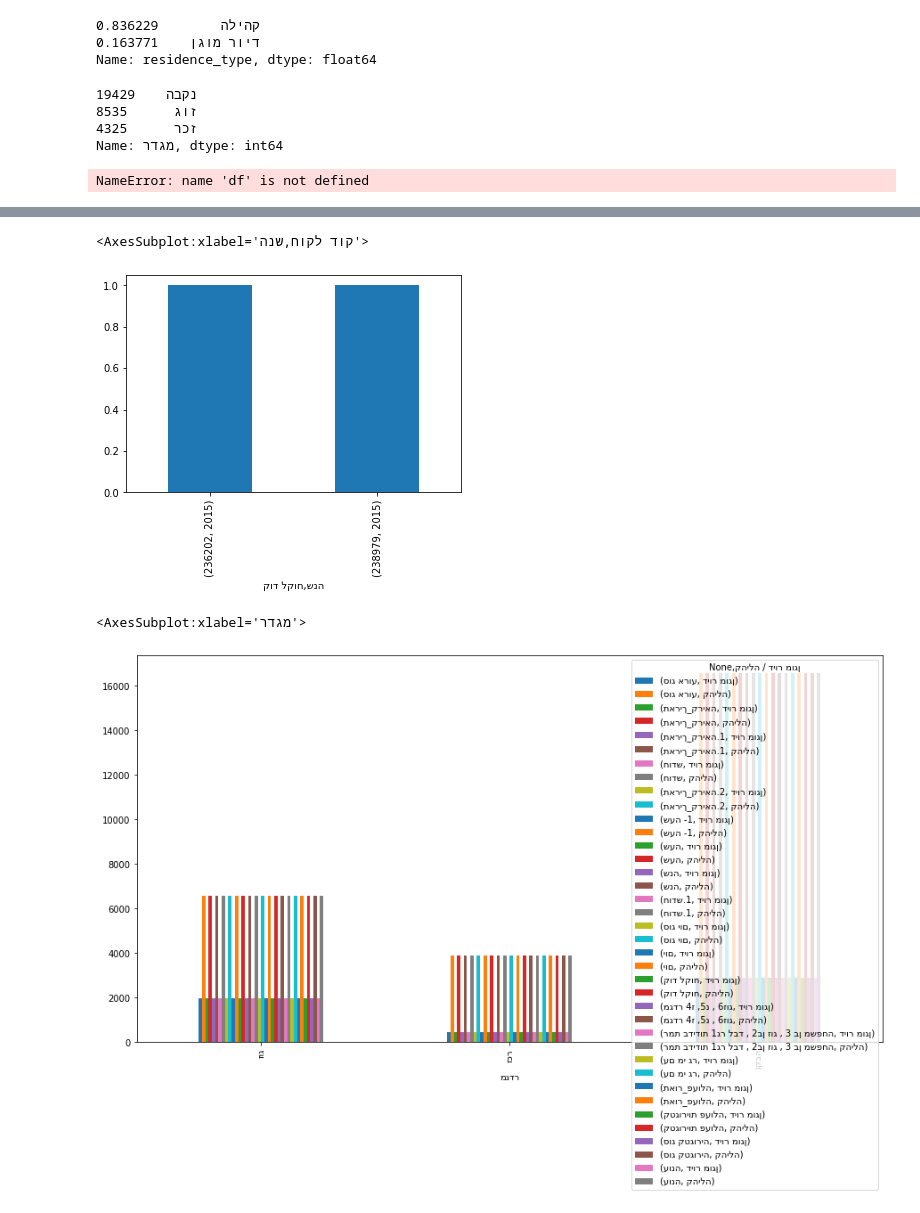
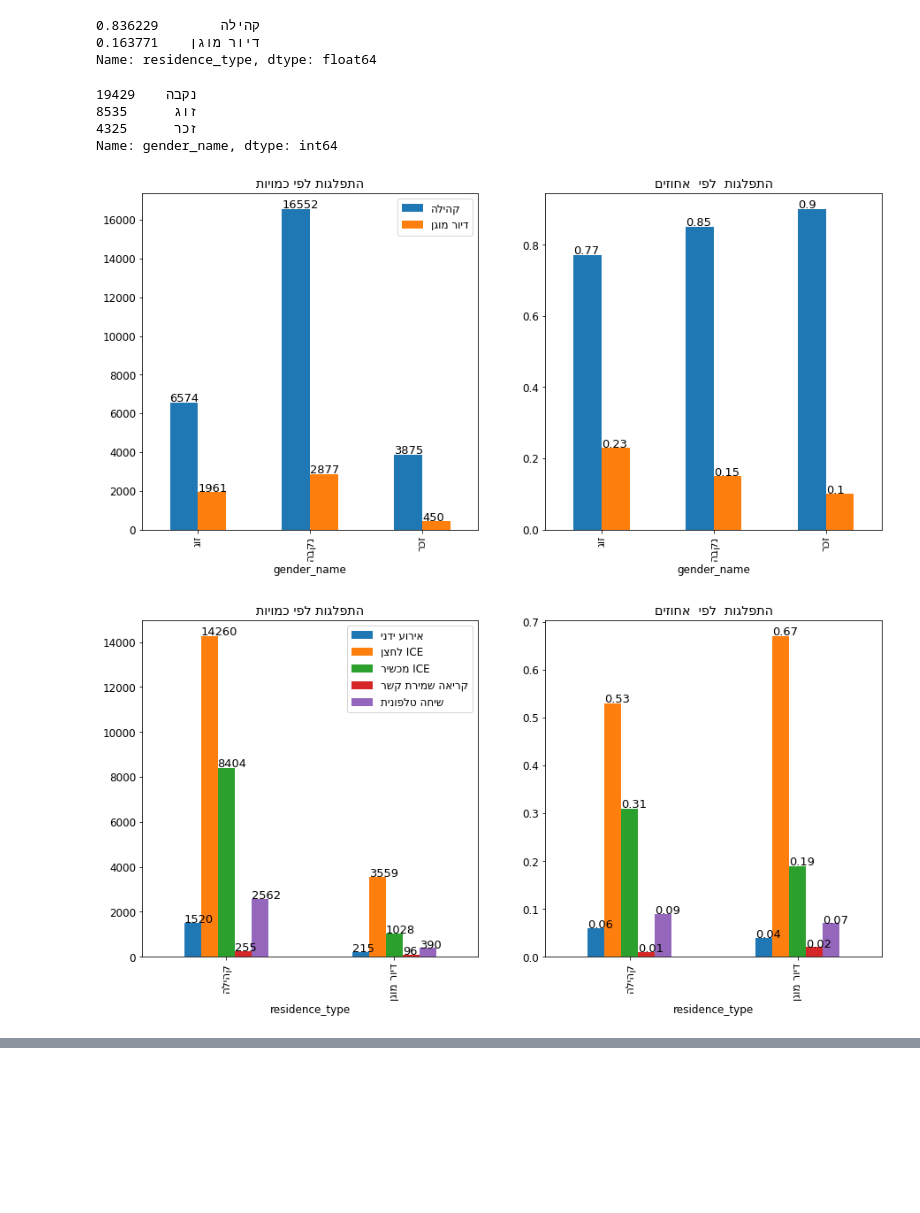
Before and after one commit to yarontal94/final_project, a Jupyter notebook: Untitled.ipynb, the cells around one changed output, grey strips where cells are left out. Drawn from its saved outputs; the diff is of its cells as text; code cells hidden in the pictures; blank space fills up the shorter version.

```diff
--- a/Untitled.ipynb
+++ b/Untitled.ipynb
@@ -206,12 +209,12 @@ df['residence_type'].value_counts(normalize=True,dropna=False)
 דיור מוגן    0.163771
 Name: residence_type, dtype: float64
 # %%
-df['מגדר'].value_counts(normalize=False,dropna=False)
+df['gender_name'].value_counts(normalize=False,dropna=False)
 # %% [output]
 נקבה    19429
 זוג      8535
 זכר      4325
-Name: מגדר, dtype: int64
+Name: gender_name, dtype: int64
 # %%
 def plots(df,col1,col2):
     fig,ax=plt.subplots(1,2)
@@ -225,14 +228,17 @@ def plots(df,col1,col2):
     for p in ax[0].patches:
         ax[0].annotate(str(p.get_height()),(p.get_x()*1.001,p.get_height()*1.005),size=13)
     ax[0].legend(prop={'size':12},loc=1)
-    ax[1].legend(prop={'size':5},loc=1)
-    ax[0].title.set_text(reverse(f'התפלגות {col1} לפי {col2} כמויות'))
-    ax[1].title.set_text(reverse('התפלגות סוג המגדר לפי סוג הדיור אחוזים'))
-    gk.plot(kind='bar',ax=ax[1])
+    ax[0].title.set_text(reverse(f'התפלגות לפי כמויות'))
+    ax[1].title.set_text(reverse(f'התפלגות  לפי  אחוזים'))
+    gk.plot(kind='bar',ax=ax[1],legend=None)
     for p in ax[1].patches:
         ax[1].annotate(str(p.get_height()),(p.get_x()*1.001,p.get_height()*1.005),size=13)
     plt.show()
 # %%
-plots(df,'מגדר','קהילה / דיור מוגן')
+plots(df,'gender_name','residence_type')
+plots(df,'residence_type','sug_erua')
+plots(df,'residence_type','lon_desc')
+plots(df,'lon_desc','act_category')
 # %% [output]
-NameError: name 'df' is not defined
+[figure, added]
+[figure, added]
@@ -254,16 +262,6 @@ gk.plot(kind='bar',ax=ax[1])
 for p in ax[1].patches:
     ax[1].annotate(str(p.get_height()),(p.get_x()*1.001,p.get_height()*1.005),size=13)
 plt.show()
-# %%
-df[df['מגדר'].isna()][['']].value_counts(normalize=False).plot(kind='bar')
-# %% [output]
-<AxesSubplot:xlabel='קוד לקוח,שנה'>
-[figure, removed]
-# %%
-df.groupby(['קהילה / דיור מוגן','מגדר']).count().unstack(level=0).plot(kind='bar',figsize=(15,8))
-# %% [output]
-<AxesSubplot:xlabel='מגדר'>
-[figure, removed]
 # %%
 for i in df.columns:
     if df[i].nunique()>30:
```
Also changed, not shown: parts of 23 cells of this notebook.
